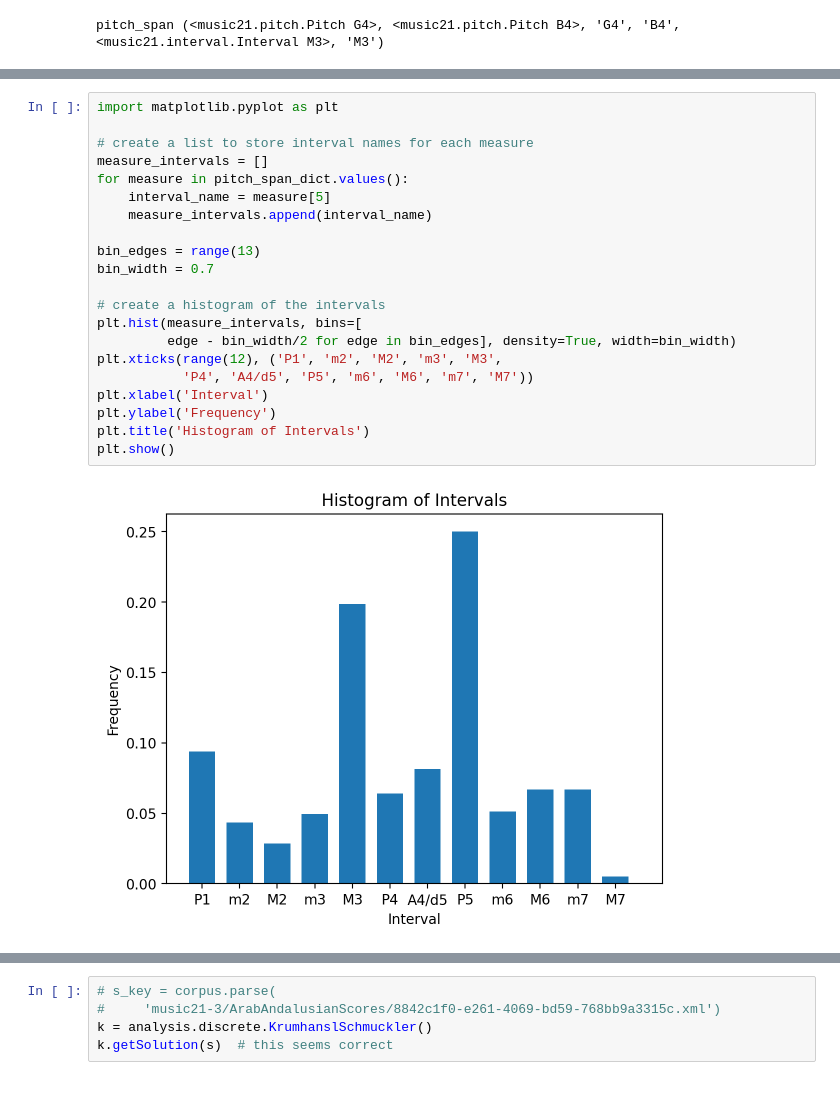
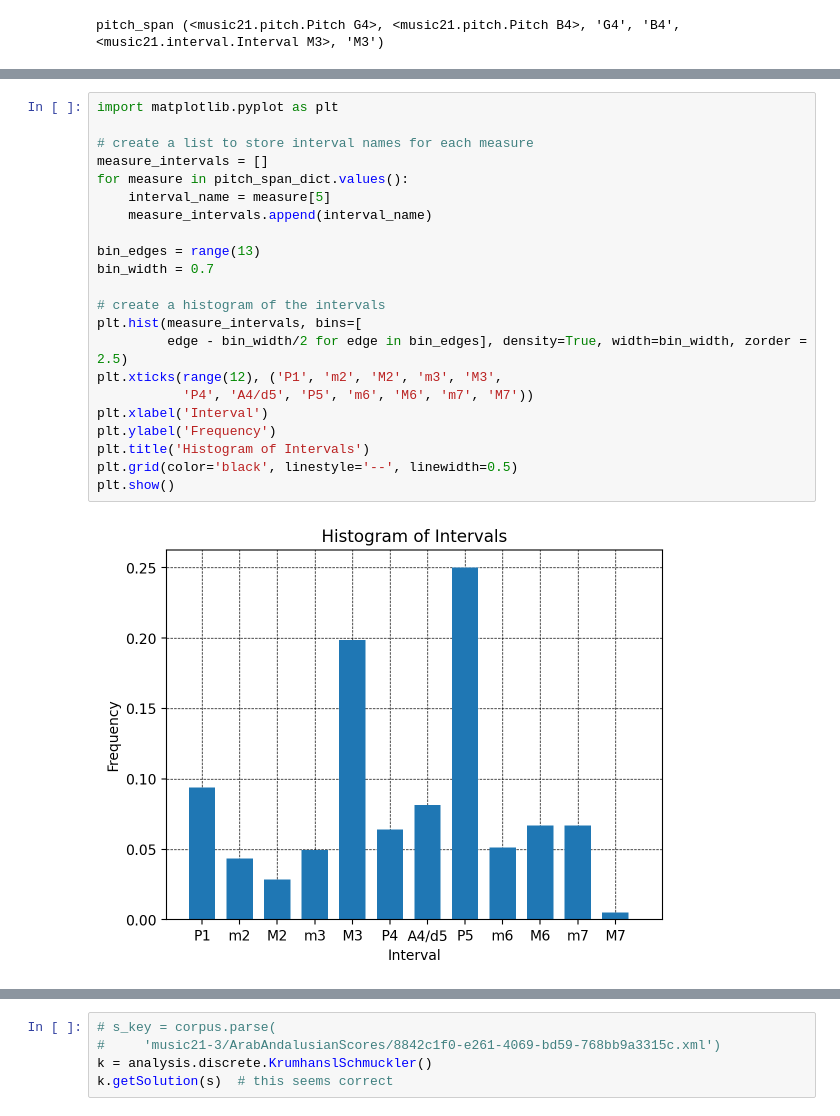
Before and after one commit to abhishekneerr/AMPLab, a Jupyter notebook: ethnonmusicology/Nawab_melodic_similarities.ipynb, the cells around one changed output, grey strips where cells are left out. Drawn from its saved outputs; the diff is of its cells as text.

```diff
--- a/ethnonmusicology/Nawab_melodic_similarities.ipynb
+++ b/ethnonmusicology/Nawab_melodic_similarities.ipynb
@@ -370,23 +372,24 @@ plt.show()
 # %%
 import matplotlib.pyplot as plt
 
 # create a list to store interval names for each measure
 measure_intervals = []
 for measure in pitch_span_dict.values():
     interval_name = measure[5]
     measure_intervals.append(interval_name)
 
 bin_edges = range(13)
 bin_width = 0.7
 
 # create a histogram of the intervals
 plt.hist(measure_intervals, bins=[
-         edge - bin_width/2 for edge in bin_edges], density=True, width=bin_width)
+         edge - bin_width/2 for edge in bin_edges], density=True, width=bin_width, zorder = 2.5)
 plt.xticks(range(12), ('P1', 'm2', 'M2', 'm3', 'M3',
            'P4', 'A4/d5', 'P5', 'm6', 'M6', 'm7', 'M7'))
 plt.xlabel('Interval')
 plt.ylabel('Frequency')
 plt.title('Histogram of Intervals')
+plt.grid(color='black', linestyle='--', linewidth=0.5)
 plt.show()
 # %% [output]
-[figure, old version]
+[figure, new version]
```
Also changed, not shown: parts of 3 cells of this notebook.
